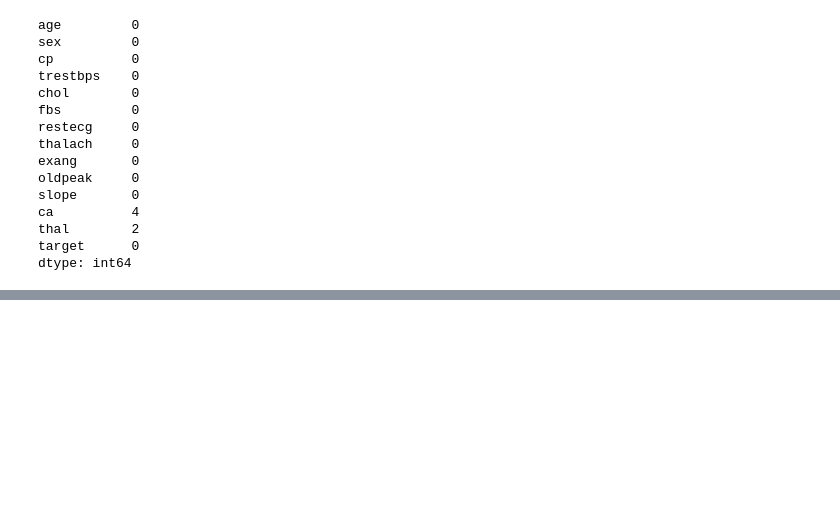
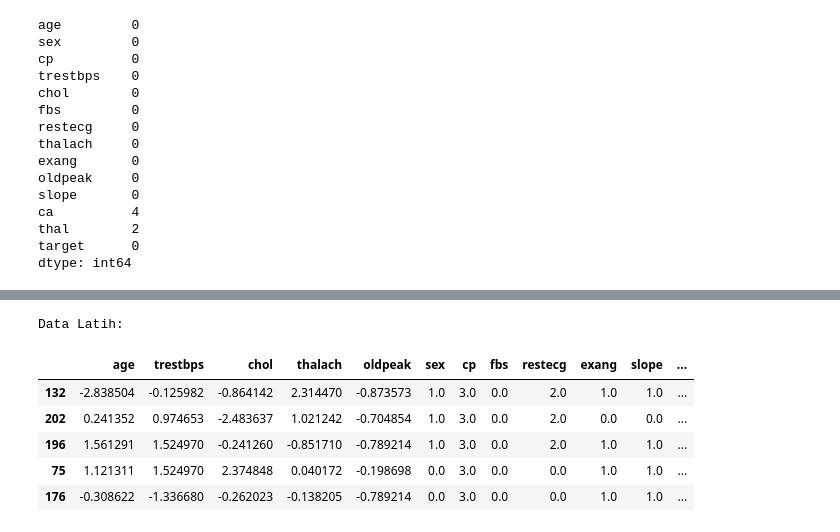
Before and after one commit to hendrowunga/ML-Learning-Path, a Jupyter notebook: Mesin_Learning/USIP2/demo.ipynb, the cells around one changed output, grey strips where cells are left out. Drawn from its saved outputs; the diff is of its cells as text; code cells hidden in the pictures; blank space fills up the shorter version.

```diff
--- a/Mesin_Learning/USIP2/demo.ipynb
+++ b/Mesin_Learning/USIP2/demo.ipynb
@@ -81,0 +121,11 @@ df.describe()
+# %%
+# Pisahkan data menjadi fitur (X) dan target (y)
+X = df.drop('target', axis=1)
+y = df['target']
+
+# Lakukan pemisahan data menjadi data latih dan data uji
+X_train, X_test, y_train, y_test = train_test_split(X, y, test_size=0.2, random_state=42)
+#Hitung ukuran data
+train_size = X_train.shape[0]
+test_size = X_test.shape[0]
+total_size = df.shape[0]
@@ -81,0 +141,36 @@ df.describe()
+# %%
+# Buat objek LabelEncoder untuk setiap fitur kategorikal
+label_encoders = {col: LabelEncoder() for col in ['sex', 'cp', 'fbs', 'restecg', 'exang', 'slope', 'ca', 'thal']}
+
+# Transformasi data kategorikal menggunakan LabelEncoder
+X_train_categorical = X_train[['sex', 'cp', 'fbs', 'restecg', 'exang', 'slope', 'ca', 'thal']].copy()
+X_test_categorical = X_test[['sex', 'cp', 'fbs', 'restecg', 'exang', 'slope', 'ca', 'thal']].copy()
+
+for col, encoder in label_encoders.items():
+    X_train_categorical[col] = encoder.fit_transform(X_train_categorical[col])
+    X_test_categorical[col] = encoder.transform(X_test_categorical[col])
+
+# Transformasi data numerik menggunakan StandardScaler
+numeric_columns = X_train.drop(['sex', 'cp', 'fbs', 'restecg', 'exang', 'slope', 'ca', 'thal'], axis=1).columns
+X_train_numeric = scaler.fit_transform(X_train.drop(['sex', 'cp', 'fbs', 'restecg', 'exang', 'slope', 'ca', 'thal'], axis=1))
+X_test_numeric = scaler.transform(X_test.drop(['sex', 'cp', 'fbs', 'restecg', 'exang', 'slope', 'ca', 'thal'], axis=1))
+
+# Beri nama kolom pada data numerik yang telah distandardisasi
+X_train_numeric_df = pd.DataFrame(X_train_numeric, columns=numeric_columns, index=X_train.index)
+X_test_numeric_df = pd.DataFrame(X_test_numeric, columns=numeric_columns, index=X_test.index)
+
+# Gabungkan data yang telah ditransformasikan
+X_train_transformed = pd.concat([X_train_numeric_df, X_train_categorical.reset_index(drop=True)], axis=1)
+X_test_transformed = pd.concat([X_test_numeric_df, X_test_categorical.reset_index(drop=True)], axis=1)
+# %%
+# Menampilkan data latih yang sudah ditransformasikan
+print("Data Latih:")
+X_train_transformed.head()
+# %% [output]
+Data Latih:
+|  | age | trestbps | chol | thalach | oldpeak | sex | cp | fbs | restecg | exang | slope | ... |
+| 132 | -2.838504 | -0.125982 | -0.864142 | 2.314470 | -0.873573 | 1.0 | 3.0 | 0.0 | 2.0 | 1.0 | 1.0 | ... |
+| 202 | 0.241352 | 0.974653 | -2.483637 | 1.021242 | -0.704854 | 1.0 | 3.0 | 0.0 | 2.0 | 0.0 | 0.0 | ... |
+| 196 | 1.561291 | 1.524970 | -0.241260 | -0.851710 | -0.789214 | 1.0 | 3.0 | 0.0 | 2.0 | 1.0 | 1.0 | ... |
+| 75 | 1.121311 | 1.524970 | 2.374848 | 0.040172 | -0.198698 | 0.0 | 3.0 | 0.0 | 0.0 | 1.0 | 1.0 | ... |
+| 176 | -0.308622 | -1.336680 | -0.262023 | -0.138205 | -0.789214 | 0.0 | 3.0 | 0.0 | 0.0 | 1.0 | 1.0 | ... |
```
Also changed, not shown: parts of 18 cells of this notebook.
